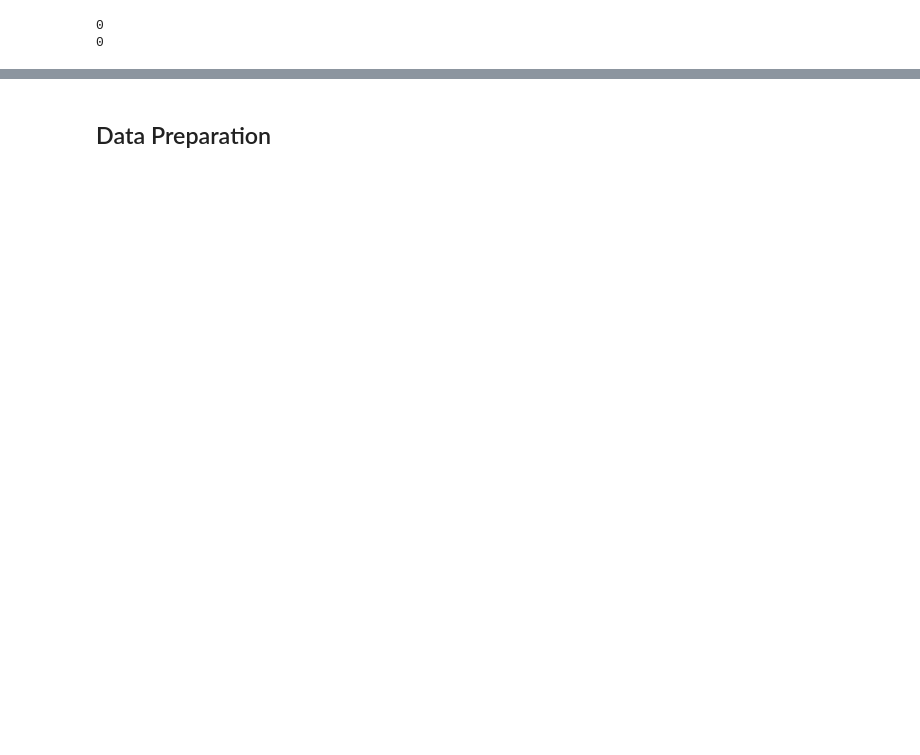
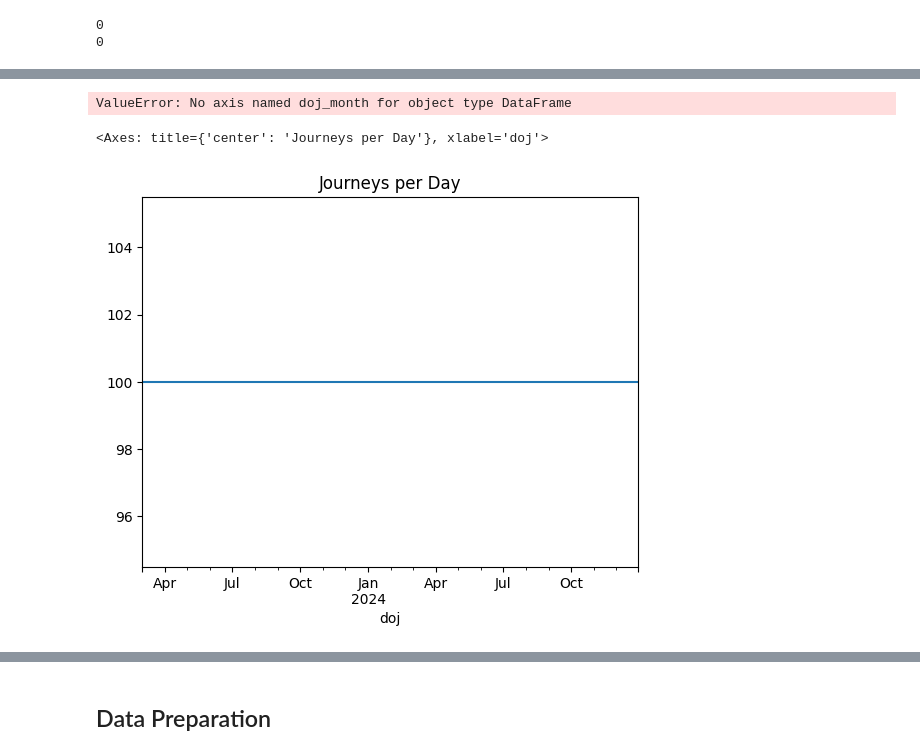
Before and after one commit to Viswa220522/redbus-hackathon, a Jupyter notebook: redbus_EDA.ipynb, the cells around one changed output, grey strips where cells are left out. Saved outputs shown, nothing was run; the diff lists cells and outputs as text; code cells hidden in the pictures; blank space fills up the shorter version.

```diff
--- a/redbus_EDA.ipynb
+++ b/redbus_EDA.ipynb
@@ -220,0 +278,16 @@ for df in dfs:
+# %%
+x = train_df.groupby('doj_year', 'doj_month').agg(
+    trips=('cumsum_seatcount', 'count'),
+    total_cumsum_seatcount=('cumsum_seatcount', 'sum'),
+    total_final_seatcount=('final_seatcount', 'sum')
+).reset_index()
+
+print(x)
+# %% [output]
+ValueError: No axis named doj_month for object type DataFrame
+# %%
+# Journey count over time
+train_df.groupby('doj').size().plot(title='Journeys per Day')
+# %% [output]
+<Axes: title={'center': 'Journeys per Day'}, xlabel='doj'>
+[figure, added]
```
Also changed, not shown: parts of 43 cells of this notebook.
